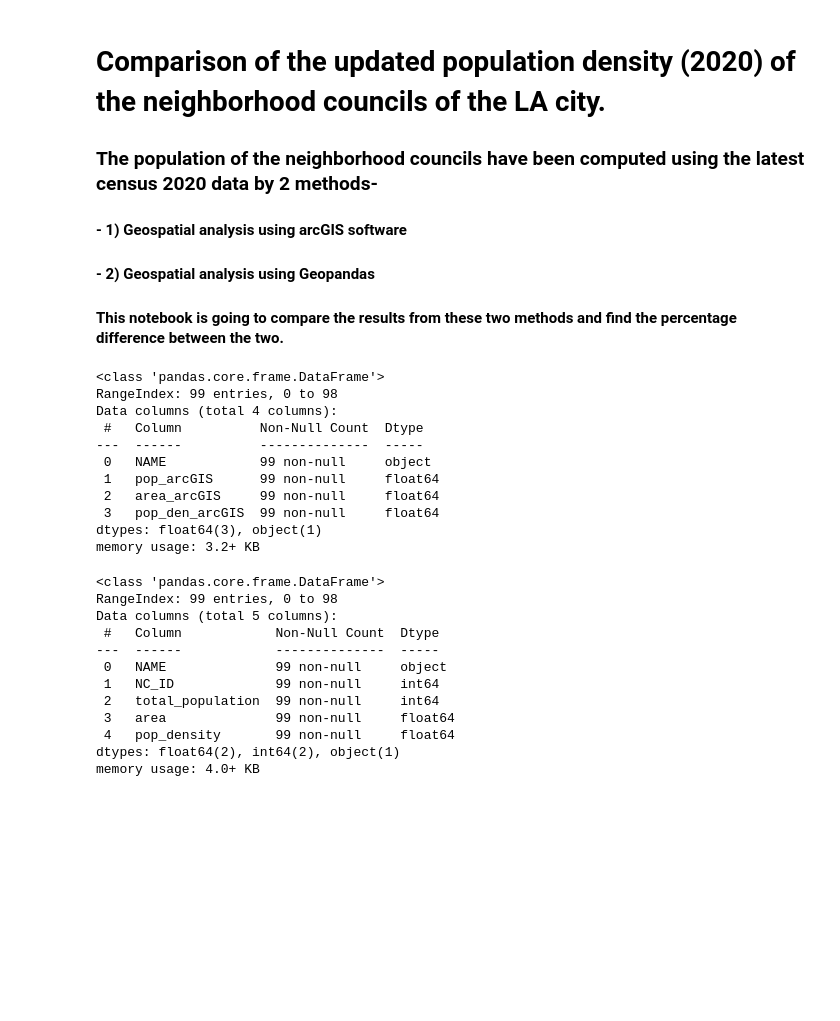
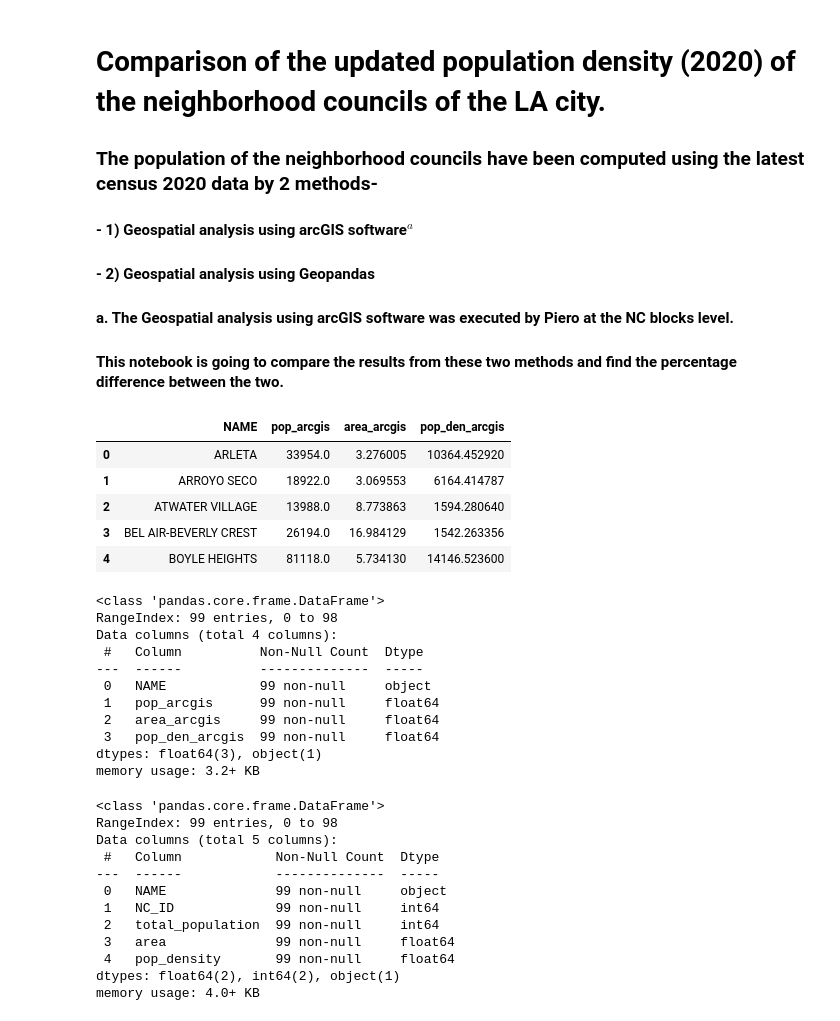
Before and after one commit to hackforla/311-data, a Jupyter notebook: analytics/population/nc_updated_pop_comparison.ipynb, the cells around one changed output. Saved outputs shown, nothing was run; the diff lists cells and outputs as text; code cells hidden in the pictures; blank space fills up the shorter version.

```diff
--- a/analytics/population/nc_updated_pop_comparison.ipynb
+++ b/analytics/population/nc_updated_pop_comparison.ipynb
@@ -2,8 +2,9 @@
 # Comparison of the updated population density (2020) of the neighborhood councils of the LA city.
 
 ### The population of the neighborhood councils have been computed using the latest census 2020 data by 2 methods-
-#### - 1) Geospatial analysis using arcGIS software
+#### - 1) Geospatial analysis using arcGIS software$^{a}$
 #### - 2) Geospatial analysis using Geopandas
 
+#### a. The Geospatial analysis using arcGIS software was executed by Piero at the NC blocks level.
 #### This notebook is going to compare the results from these two methods and find the percentage difference between the two.
 # %%
@@ -13,8 +13,8 @@ import os
 import pandas as pd
 # %%
 # Path to the directory.
-dir = pwd
+DIR = "C:/Users/AdithiPriya/Desktop/Hack for LA/Geospatial analysis"
 
 # Loading the files of interest.
-NC_pop_geopandas = pd.read_csv(os.path.join(dir,'tracts_nc_final.csv'),index_col= 0)
-NC_pop_arcGIS = pd.read_csv(os.path.join(dir,'NC_pop_2020_arcGIS.csv'))
+nc_pop_geopandas = pd.read_csv(os.path.join(DIR, "tracts_nc_final.csv"), index_col=0)
+nc_pop_arcgis = pd.read_csv(os.path.join(DIR, "NC_pop_2020_arcGIS.csv"))
@@ -21,33 +59,29 @@ NC_pop_arcGIS = pd.read_csv(os.path.join(dir,'NC_pop_2020_arcGIS.csv'))
 # %%
-# Since we have to merge the above files on the column- neighborhood council (NC) name, (the arcGIS file does not have NC_ID),
-# let us make sure the same naming convention is followed. Usually I prefer to merge by NC_ID- easiest thing to do.
-
-# Rename the columns in NC_pop_arcGIS.
-NC_pop_arcGIS.rename(columns= {'council_name': 'NAME','sum_pop20': 'pop_arcGIS', 'area_sqmi': 'area_arcGIS', 'pop_density': 'pop_den_arcGIS'}, inplace=True)
-NC_pop_arcGIS['pop_arcGIS']= NC_pop_arcGIS['pop_arcGIS'].astype(float)
-
-# Cleaning the NC_pop_geopandas and NC_pop_arcGIS.
-NC_pop_arcGIS['NAME'] = NC_pop_arcGIS['NAME'].apply(str.upper)
-NC_pop_geopandas['NAME'] = NC_pop_geopandas['NAME'].str.replace(' NC', '')
-NC_pop_geopandas['NAME'] = NC_pop_geopandas['NAME'].str.replace('NC ', '')
-NC_pop_geopandas['NAME'] = NC_pop_geopandas['NAME'].str.replace(' NDC', '')
-NC_pop_geopandas['NAME'] = NC_pop_geopandas['NAME'].str.replace(' CC', '')
-NC_pop_geopandas['NAME'] = NC_pop_geopandas['NAME'].str.replace('COMMUNITY AND NEIGHBORS FOR NINTH DISTRICT UNITY', 'CANNDU')
-NC_pop_geopandas['NAME'] = NC_pop_geopandas['NAME'].str.replace('WEST LOS ANGELES SAWTELLE', 'WEST LOS ANGELES')
-NC_pop_geopandas['NAME'] = NC_pop_geopandas['NAME'].str.replace('UNITED NEIGHBORHOODS', 'UNNC')
-NC_pop_geopandas['NAME'] = NC_pop_geopandas['NAME'].str.replace('COMMUNITY AND NEIGHBORS FOR NINTH DISTRICT UNITY', 'CANNDU')
-NC_pop_arcGIS['NAME'] = NC_pop_arcGIS['NAME'].str.replace('CANNDU', 'CANNDU (CANNDU)')
-NC_pop_geopandas['NAME'] = NC_pop_geopandas['NAME'].str.replace('EMPOWERMENT CONGRESS CENTRAL AREA', 'EMPOWERMENT CONGRESS CENTRAL')
-NC_pop_geopandas['NAME'] = NC_pop_geopandas['NAME'].str.replace('EMPOWERMENT CONGRESS NORTH AREA', 'EMPOWERMENT CONGRESS NORTH')
-NC_pop_geopandas['NAME'] = NC_pop_geopandas['NAME'].str.replace('EMPOWERMENT CONGRESS SOUTHEAST AREA', 'EMPOWERMENT CONGRESS SOUTHEAST')
-NC_pop_geopandas['NAME'] = NC_pop_geopandas['NAME'].str.replace('EMPOWERMENT CONGRESS SOUTHWEST AREA', 'EMPOWERMENT CONGRESS SOUTHWEST')
-NC_pop_geopandas['NAME'] = NC_pop_geopandas['NAME'].str.replace('EMPOWERMENT CONGRESS WEST AREA', 'EMPOWERMENT CONGRESS WEST')
-NC_pop_geopandas['NAME'] = NC_pop_geopandas['NAME'].str.replace('NORTH HOLLYWOOD NORTH EAST', 'NORTH HOLLYWOOD NORTHEAST')
-NC_pop_geopandas['NAME'] = NC_pop_geopandas['NAME'].str.replace('ZAPATA-KING', 'ZAPATA KING')
-NC_pop_geopandas['NAME'] = NC_pop_geopandas['NAME'].str.replace('UNITED NEIGHBORHOODS', 'UNNC')
-NC_pop_geopandas.sort_values(by='NAME', inplace= True, ignore_index=True)
+# Since we have to merge the above files on the column- neighborhood council (NC) name,
+# (the arcGIS file does not have NC_ID), # let us make sure the same naming convention
+# is followed. Rename the columns in nc_pop_arcgis.
+nc_pop_arcgis.rename(
+    columns={
+        "council_name": "NAME",
+        "sum_pop20": "pop_arcgis",
+        "area_sqmi": "area_arcgis",
+        "pop_density": "pop_den_arcgis",
+    },
+    inplace=True,
+)
+nc_pop_arcgis["pop_arcgis"] = nc_pop_arcgis["pop_arcgis"].astype(float)
+nc_pop_arcgis["NAME"] = nc_pop_arcgis["NAME"].apply(str.upper)
+nc_pop_arcgis["NAME"] = nc_pop_arcgis["NAME"].str.replace("CANNDU", "CANNDU (CANNDU)")
+nc_pop_arcgis.head()
+# %% [output]
+|  | NAME | pop_arcgis | area_arcgis | pop_den_arcgis |
+| 0 | ARLETA | 33954.0 | 3.276005 | 10364.452920 |
+| 1 | ARROYO SECO | 18922.0 | 3.069553 | 6164.414787 |
+| 2 | ATWATER VILLAGE | 13988.0 | 8.773863 | 1594.280640 |
+| 3 | BEL AIR-BEVERLY CREST | 26194.0 | 16.984129 | 1542.263356 |
+| 4 | BOYLE HEIGHTS | 81118.0 | 5.734130 | 14146.523600 |
 # %%
-NC_pop_arcGIS.info()
+nc_pop_arcgis.info()
 # %% [output]
 <class 'pandas.core.frame.DataFrame'>
 RangeIndex: 99 entries, 0 to 98
@@ -55,9 +89,9 @@ Data columns (total 4 columns):
  #   Column          Non-Null Count  Dtype
 ---  ------          --------------  -----
  0   NAME            99 non-null     object
- 1   pop_arcGIS      99 non-null     float64
- 2   area_arcGIS     99 non-null     float64
- 3   pop_den_arcGIS  99 non-null     float64
+ 1   pop_arcgis      99 non-null     float64
+ 2   area_arcgis     99 non-null     float64
+ 3   pop_den_arcgis  99 non-null     float64
 dtypes: float64(3), object(1)
 memory usage: 3.2+ KB
 # %%
```
Also changed, not shown: parts of 23 cells of this notebook.
